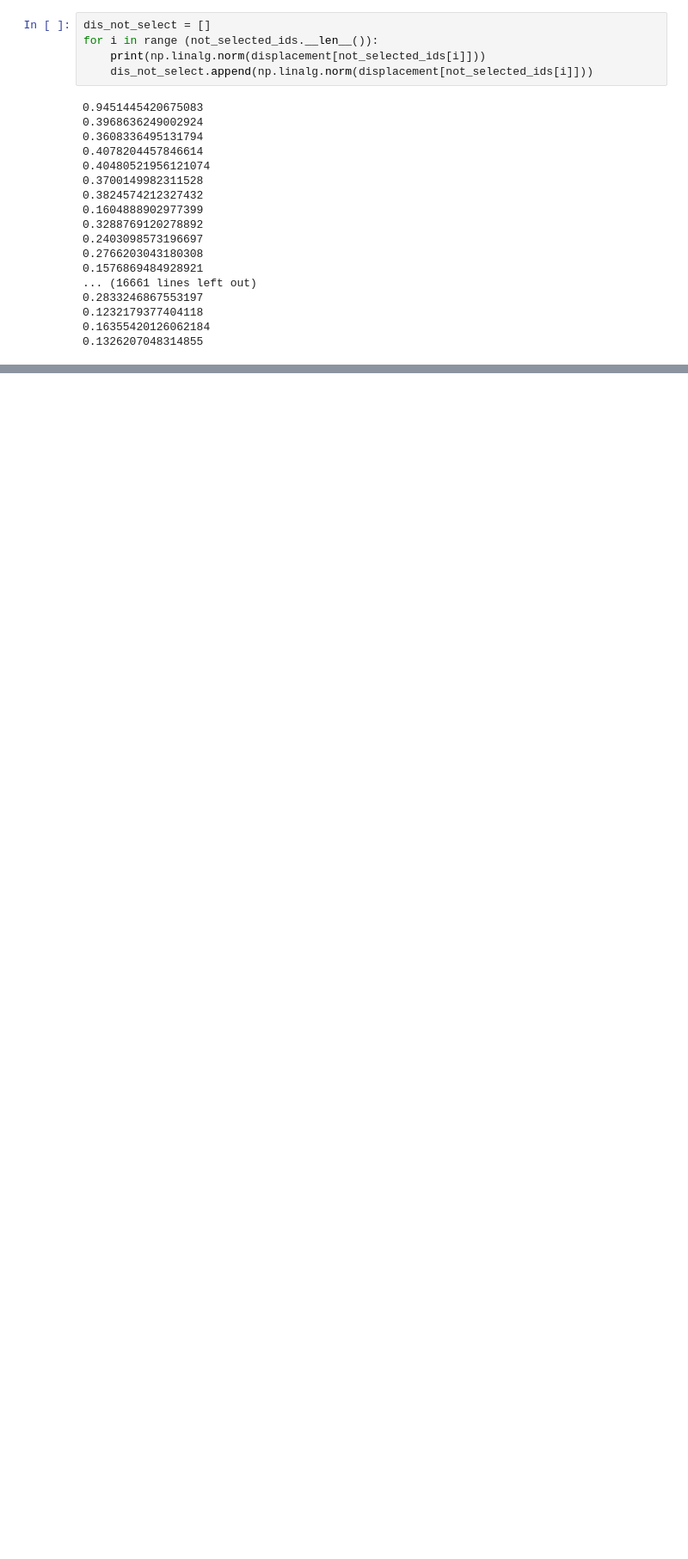
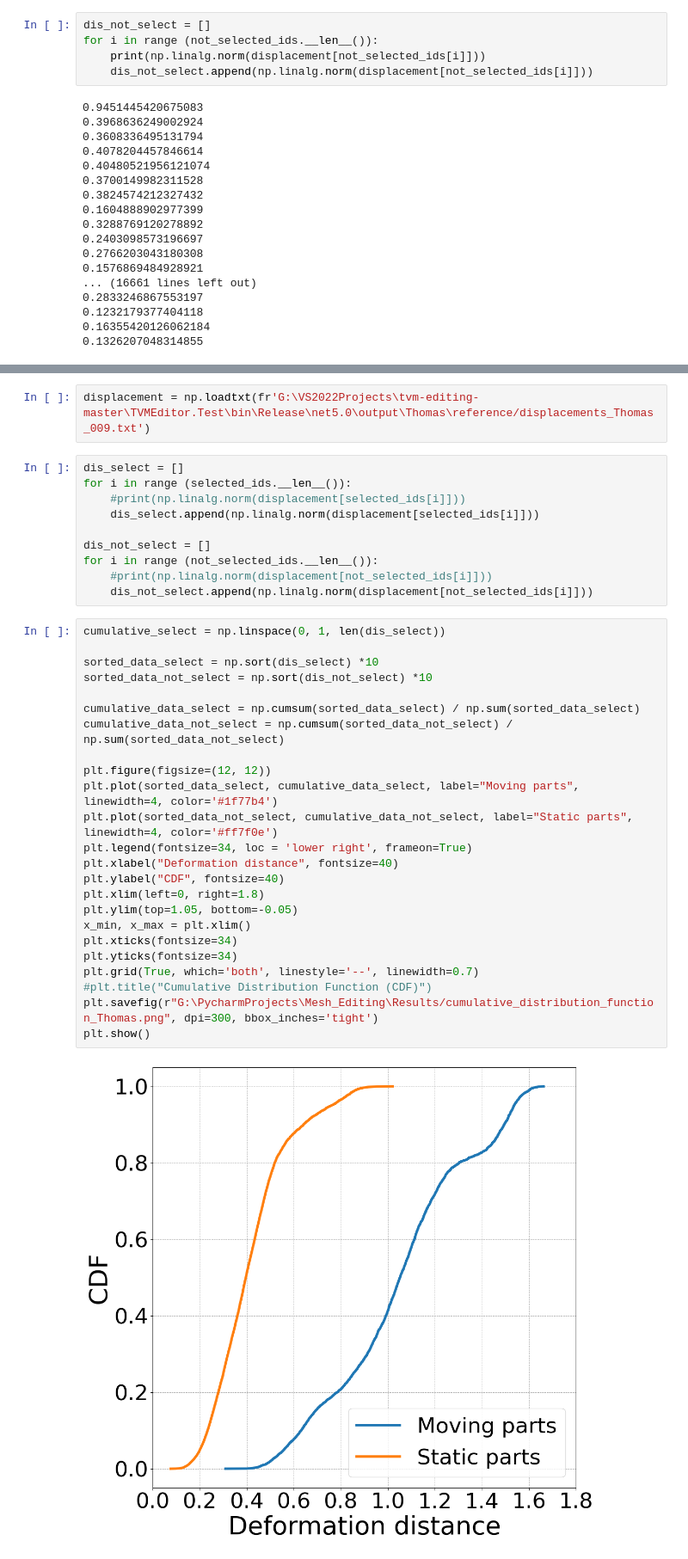
Before and after one commit to frozzzen3/TVMC, a Jupyter notebook: cumulative_distribution_function.ipynb, the cells around one changed output, grey strips where cells are left out. Shown at 86% size. Cells and saved outputs as stored; diff of their text form; blank space fills up the shorter version.

```diff
--- a/cumulative_distribution_function.ipynb
+++ b/cumulative_distribution_function.ipynb
@@ -159,0 +178,38 @@ plt.show()
+# %%
+displacement = np.loadtxt(fr'G:\VS2022Projects\tvm-editing-master\TVMEditor.Test\bin\Release\net5.0\output\Thomas\reference/displacements_Thomas_009.txt')
+# %%
+dis_select = []
+for i in range (selected_ids.__len__()):
+    #print(np.linalg.norm(displacement[selected_ids[i]]))
+    dis_select.append(np.linalg.norm(displacement[selected_ids[i]]))
+
+dis_not_select = []
+for i in range (not_selected_ids.__len__()):
+    #print(np.linalg.norm(displacement[not_selected_ids[i]]))
+    dis_not_select.append(np.linalg.norm(displacement[not_selected_ids[i]]))
+# %%
+cumulative_select = np.linspace(0, 1, len(dis_select))
+
+sorted_data_select = np.sort(dis_select) *10
+sorted_data_not_select = np.sort(dis_not_select) *10
+
+cumulative_data_select = np.cumsum(sorted_data_select) / np.sum(sorted_data_select)
+cumulative_data_not_select = np.cumsum(sorted_data_not_select) / np.sum(sorted_data_not_select)
+
+plt.figure(figsize=(12, 12))
+plt.plot(sorted_data_select, cumulative_data_select, label="Moving parts", linewidth=4, color='#1f77b4')
+plt.plot(sorted_data_not_select, cumulative_data_not_select, label="Static parts", linewidth=4, color='#ff7f0e')
+plt.legend(fontsize=34, loc = 'lower right', frameon=True)
+plt.xlabel("Deformation distance", fontsize=40)
+plt.ylabel("CDF", fontsize=40)
+plt.xlim(left=0, right=1.8)
+plt.ylim(top=1.05, bottom=-0.05)
+x_min, x_max = plt.xlim()
+plt.xticks(fontsize=34)
+plt.yticks(fontsize=34)
+plt.grid(True, which='both', linestyle='--', linewidth=0.7)
+#plt.title("Cumulative Distribution Function (CDF)")
+plt.savefig(r"G:\PycharmProjects\Mesh_Editing\Results/cumulative_distribution_function_Thomas.png", dpi=300, bbox_inches='tight')
+plt.show()
+# %% [output]
+[figure, added]
```
Also changed, not shown: parts of 4 cells of this notebook, 7 other files.
